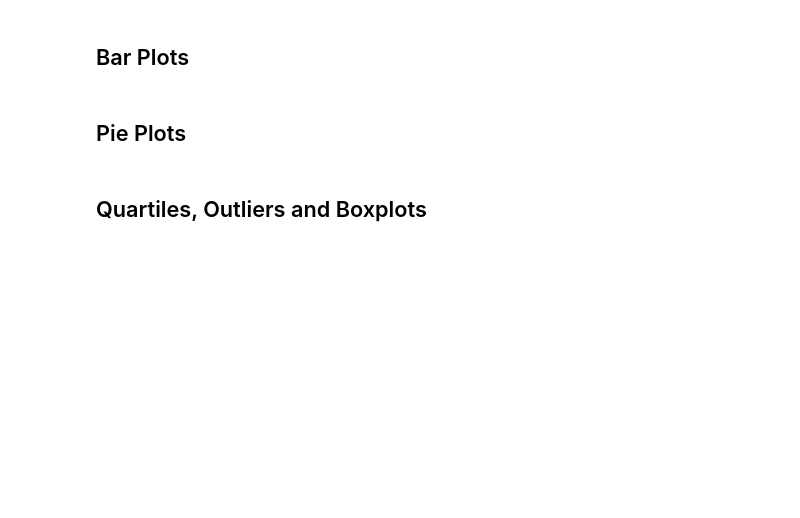
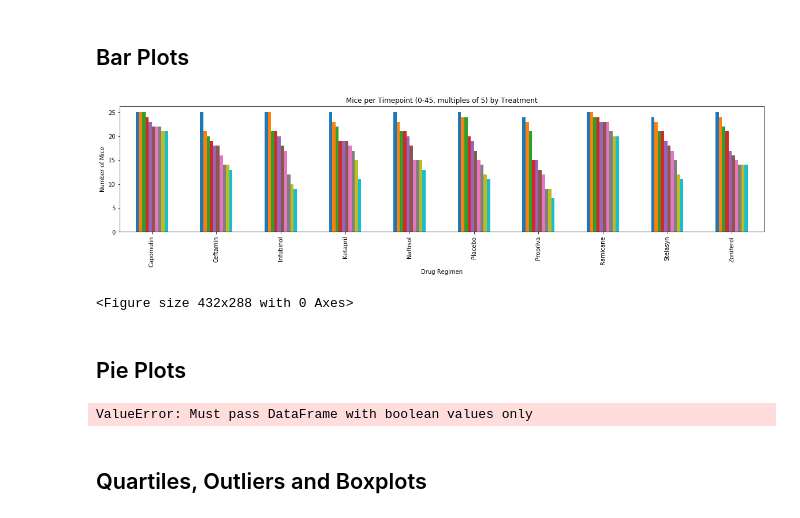
Before and after one commit to mcfierceson/matplotlib-homework, a Jupyter notebook: Pymaceuticals/pymaceuticals_starter.ipynb, the cells around one changed output. Drawn from its saved outputs; the diff is of its cells as text; code cells hidden in the pictures; blank space fills up the shorter version.

```diff
--- a/Pymaceuticals/pymaceuticals_starter.ipynb
+++ b/Pymaceuticals/pymaceuticals_starter.ipynb
@@ -16,4 +16,5 @@ study_results = pd.read_csv(study_results_path)
 
 # Combine the data into a single dataset
 merge_mice_df = pd.merge(mouse_metadata, study_results, on="Mouse ID")
-merge_mice_df.head()
+merge_mice_df = merge_mice_df.rename(columns={"Mouse ID": "Mouse_ID"})
+#merge_mice_df.head()
@@ -47,2 +29,6 @@ mice_count
 # %%
 # Getting the duplicate mice by ID number that shows up for Mouse ID and Timepoint.
+duplicates_df = merge_mice_df[merge_mice_df.duplicated(subset=['Mouse_ID','Timepoint'], keep=False)]
+duplicates_grouped = duplicates_df.groupby("Mouse_ID")
+duplicate_count = duplicates_grouped.count()
+duplicate_count = duplicate_count.index.tolist()
@@ -51,4 +35,5 @@ mice_count
 # %%
 # Create a clean DataFrame by dropping the duplicate mouse by its ID.
+clean_df = (merge_mice_df[~merge_mice_df.Mouse_ID.isin(duplicate_count)])
 # %%
 # Checking the number of mice in the clean DataFrame.
@@ -63,3 +72,16 @@ mice_count
 # %% [markdown]
 ## Bar Plots
+# %%
+# Generate a bar plot showing the number of mice per time point for each treatment using pandas.
+drug_and_time = clean_df[["Drug Regimen", "Mouse_ID", "Timepoint"]]
+drug_time_grouped = drug_and_time.groupby(["Drug Regimen", "Timepoint"])
+bar_df = drug_time_grouped.count()
+mice_bar = bar_df.unstack().plot(kind="bar", legend = False, figsize=(20,4))
+plt.title("Mice per Timepoint (0-45, multiples of 5) by Treatment")
+mice_bar.set_ylabel("Number of Mice")
+plt.show()
+plt.tight_layout()
+# %% [output]
+[figure, added]
+<Figure size 432x288 with 0 Axes>
 # %%
@@ -72,6 +94,16 @@ mice_count
 # Generate a pie plot showing the distribution of female versus male mice using pandas
 # %%
 # Generate a pie plot showing the distribution of female versus male mice using pyplot
+gender_group = clean_df.groupby(["Sex"])
+gender_totals = gender_group.count()
+gender_pie = gender_totals.plot(kind="pie", y=gender_totals, title=("Gender Distribution"))
+#bike_pie.set_ylabel("Trip Duration")
+
+#plt.show()
+#plt.tight_layout()
+#plt.axis("equal")
+# %% [output]
+ValueError: Must pass DataFrame with boolean values only
 # %% [markdown]
 ## Quartiles, Outliers and Boxplots
 # %%
```
Also changed, not shown: parts of 9 cells of this notebook, 4 other files.
